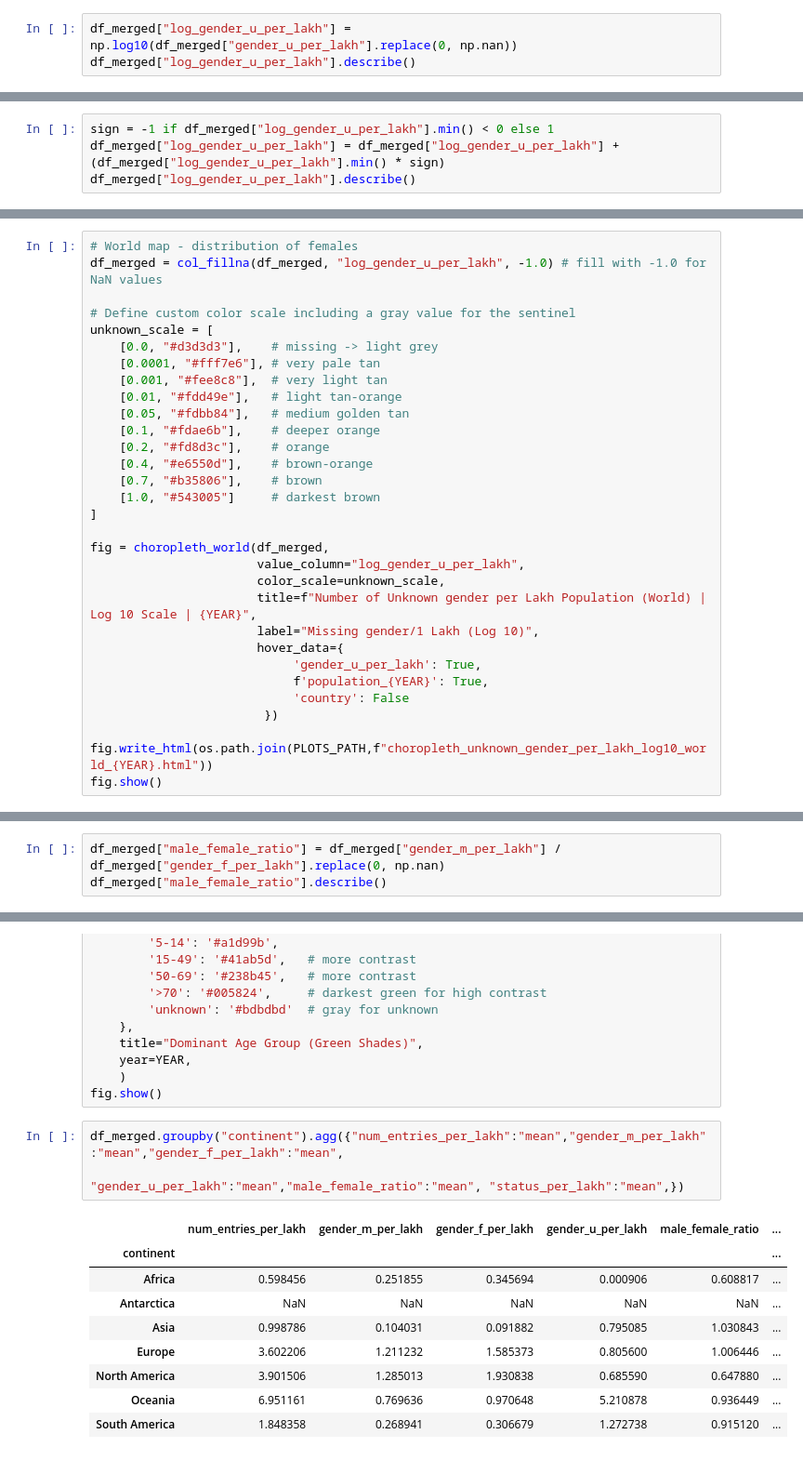
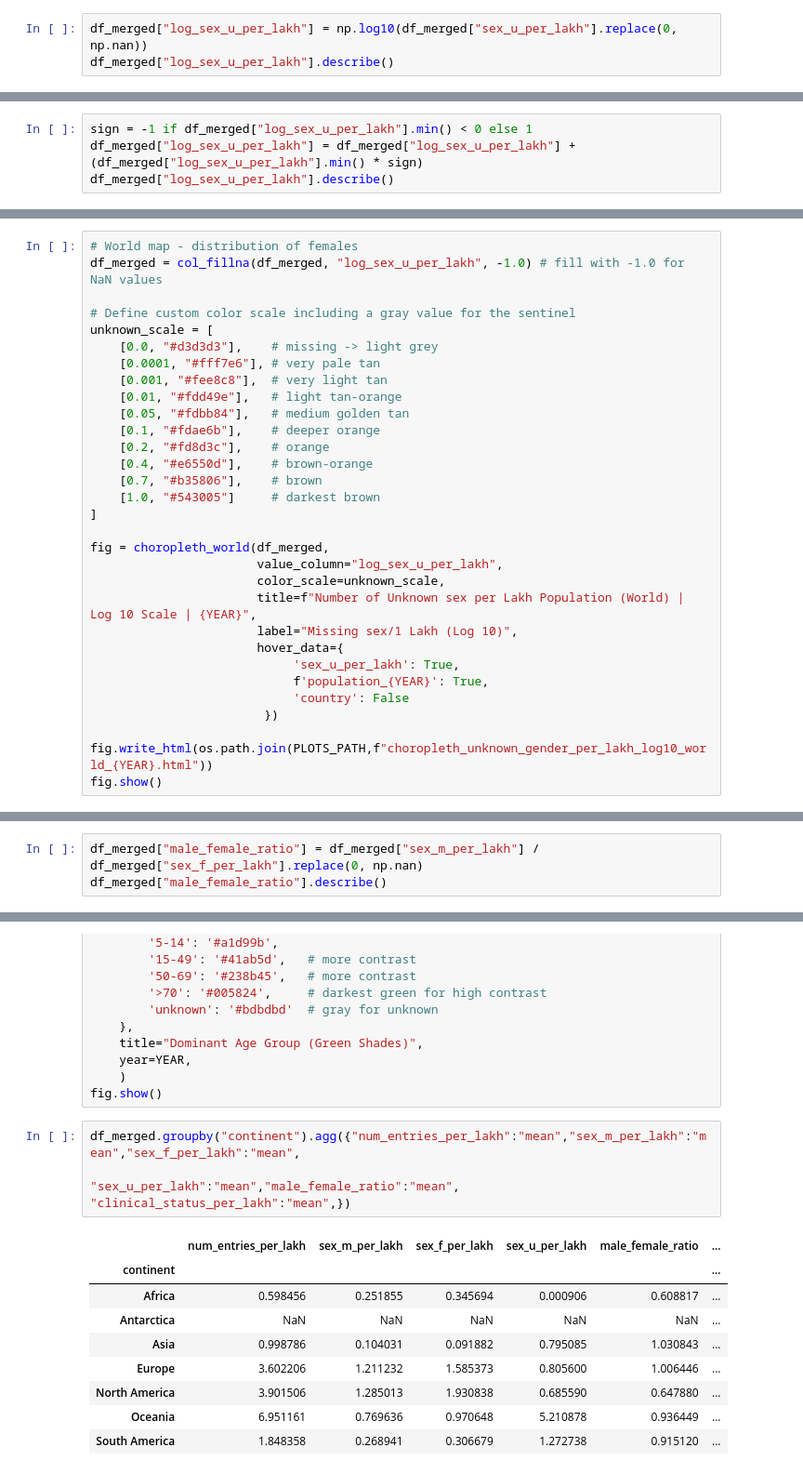
Before and after one commit to ASudu/EpiCoV_Summer25, a Jupyter notebook: src/epicov_collected_2025.ipynb, the cells around one changed output, grey strips where cells are left out. Shown at 93% size. Saved outputs shown, nothing was run; the diff lists cells and outputs as text.

```diff
--- a/src/epicov_collected_2025.ipynb
+++ b/src/epicov_collected_2025.ipynb
@@ -957,8 +957,8 @@ fig = choropleth_world(df_merged,
 fig.write_html(os.path.join(PLOTS_PATH,f"choropleth_females_per_lakh_log10_world_{YEAR}.html"))
 fig.show()
 # %%
-df_merged["log_gender_u_per_lakh"] = np.log10(df_merged["gender_u_per_lakh"].replace(0, np.nan))
-df_merged["log_gender_u_per_lakh"].describe()
+df_merged["log_sex_u_per_lakh"] = np.log10(df_merged["sex_u_per_lakh"].replace(0, np.nan))
+df_merged["log_sex_u_per_lakh"].describe()
 # %% [output]
 count    37.000000
 mean     -0.417914
@@ -972,7 +972,7 @@ Name: log_gender_u_per_lakh, dtype: float64
 # %%
-sign = -1 if df_merged["log_gender_u_per_lakh"].min() < 0 else 1
-df_merged["log_gender_u_per_lakh"] = df_merged["log_gender_u_per_lakh"] + (df_merged["log_gender_u_per_lakh"].min() * sign)
-df_merged["log_gender_u_per_lakh"].describe()
+sign = -1 if df_merged["log_sex_u_per_lakh"].min() < 0 else 1
+df_merged["log_sex_u_per_lakh"] = df_merged["log_sex_u_per_lakh"] + (df_merged["log_sex_u_per_lakh"].min() * sign)
+df_merged["log_sex_u_per_lakh"].describe()
 # %% [output]
 count    37.000000
 mean      2.092277
@@ -986,6 +986,6 @@ Name: log_gender_u_per_lakh, dtype: float64
 # %%
 # World map - distribution of females
-df_merged = col_fillna(df_merged, "log_gender_u_per_lakh", -1.0) # fill with -1.0 for NaN values
+df_merged = col_fillna(df_merged, "log_sex_u_per_lakh", -1.0) # fill with -1.0 for NaN values
 
 # Define custom color scale including a gray value for the sentinel
 unknown_scale = [
@@ -1002,12 +1002,12 @@ unknown_scale = [
 ]
 
 fig = choropleth_world(df_merged,
-                       value_column="log_gender_u_per_lakh",
+                       value_column="log_sex_u_per_lakh",
                        color_scale=unknown_scale,
-                       title=f"Number of Unknown gender per Lakh Population (World) | Log 10 Scale | {YEAR}",
-                       label="Missing gender/1 Lakh (Log 10)",
+                       title=f"Number of Unknown sex per Lakh Population (World) | Log 10 Scale | {YEAR}",
+                       label="Missing sex/1 Lakh (Log 10)",
                        hover_data={
-                            'gender_u_per_lakh': True,
+                            'sex_u_per_lakh': True,
                             f'population_{YEAR}': True,
                             'country': False
                         })
@@ -1052,7 +1052,7 @@ fig.show()
 # %% [markdown]
 Let's see how the gender ratio is across continents and countries
 # %%
-df_merged["male_female_ratio"] = df_merged["gender_m_per_lakh"] / df_merged["gender_f_per_lakh"].replace(0, np.nan)
+df_merged["male_female_ratio"] = df_merged["sex_m_per_lakh"] / df_merged["sex_f_per_lakh"].replace(0, np.nan)
 df_merged["male_female_ratio"].describe()
 # %% [output]
 count    62.000000
@@ -1517,10 +1517,10 @@ fig = plot_dominant_choropleth(
     )
 fig.show()
 # %%
-df_merged.groupby("continent").agg({"num_entries_per_lakh":"mean","gender_m_per_lakh":"mean","gender_f_per_lakh":"mean",
-                                    "gender_u_per_lakh":"mean","male_female_ratio":"mean", "status_per_lakh":"mean",})
+df_merged.groupby("continent").agg({"num_entries_per_lakh":"mean","sex_m_per_lakh":"mean","sex_f_per_lakh":"mean",
+                                    "sex_u_per_lakh":"mean","male_female_ratio":"mean", "clinical_status_per_lakh":"mean",})
 # %% [output]
-|  | num_entries_per_lakh | gender_m_per_lakh | gender_f_per_lakh | gender_u_per_lakh | male_female_ratio | ... |
+|  | num_entries_per_lakh | sex_m_per_lakh | sex_f_per_lakh | sex_u_per_lakh | male_female_ratio | ... |
 | continent |  |  |  |  |  | ... |
 | Africa | 0.598456 | 0.251855 | 0.345694 | 0.000906 | 0.608817 | ... |
 | Antarctica | NaN | NaN | NaN | NaN | NaN | ... |
```
Also changed, not shown: parts of 19 cells of this notebook, 11 other files.
